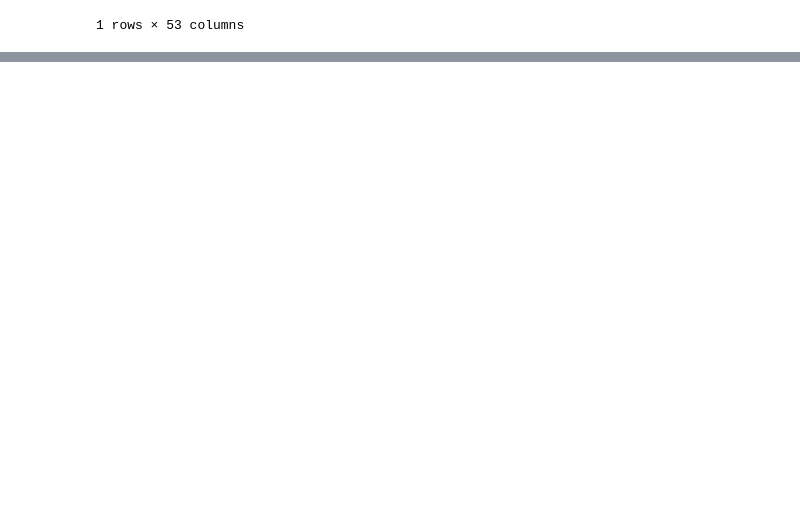
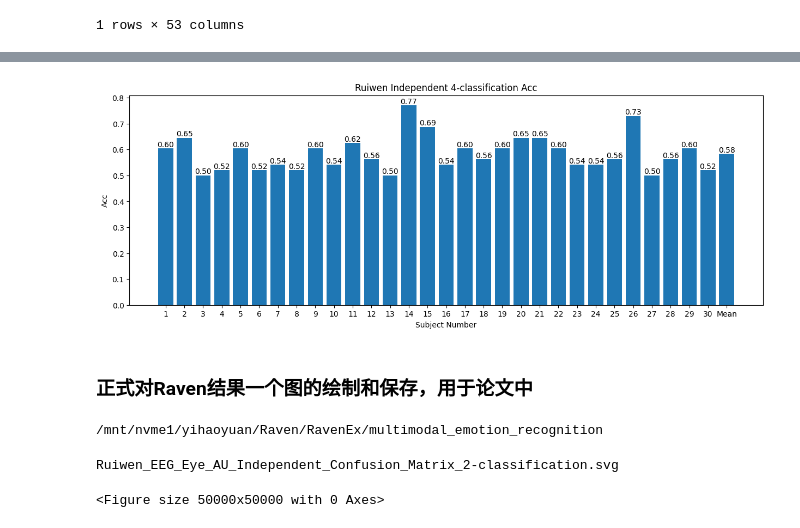
Before and after one commit to TowerToSky/multimodal_emotion_recognition, a Jupyter notebook: notebooks/analysis_res.ipynb, the cells around one changed output, grey strips where cells are left out. Cells and saved outputs as stored; diff of their text form; code cells hidden in the pictures; blank space fills up the shorter version.

```diff
--- a/notebooks/analysis_res.ipynb
+++ b/notebooks/analysis_res.ipynb
@@ -245,0 +589,56 @@ final_df.head()
+# %%
+plot_raven_acc(path, dependent=False, date="2024-12-12_23-49-26", num_classes=4)
+# %% [output]
+[figure, added]
+# %% [markdown]
+### 正式对Raven结果一个图的绘制和保存，用于论文中
+# %%
+import os
+import sys
+import yaml
+from pathlib import Path
+import pandas as pd
+import numpy as np
+import ast
+
+def add_project_root_to_sys_path():
+    """动态添加项目根目录到 sys.path"""
+    project_root = Path.cwd().resolve().parent
+    print(project_root)
+    if str(project_root) not in sys.path:
+        sys.path.append(str(project_root))
+
+add_project_root_to_sys_path()
+
+from notebooks.plot_res import plot_cm, plot_exp_cm, plot_raven_acc
+# %% [output]
+/mnt/nvme1/yihaoyuan/Raven/RavenEx/multimodal_emotion_recognition
+# %%
+path = "/mnt/nvme1/yihaoyuan/Raven/RavenEx/multimodal_emotion_recognition/logs/independent/Ruiwen/history_Ruiwen_31_0.csv"
+date = "2024-12-12_23-49-21"
+num_classes = 2
+save_path = (
+    "/mnt/nvme1/yihaoyuan/Raven/RavenEx/multimodal_emotion_recognition/outputs/imgs"
+)
+begin_title = "Ruiwen EEG Eye AU Independent"
+plot_raven_acc(
+    path,
+    dependent=False,
+    date=date,
+    num_classes=num_classes,
+    save_path=save_path,
+    save_type="svg",
+    show=False,
+)
+plot_exp_cm(
+    path,
+    date,
+    num_classes,
+    begin_title=begin_title,
+    save_path=save_path,
+    save_type="svg",
+    show=False,
+)
+# %% [output]
+Ruiwen_EEG_Eye_AU_Independent_Confusion_Matrix_2-classification.svg
+<Figure size 50000x50000 with 0 Axes>
```
Also changed, not shown: parts of 23 cells of this notebook, 13 other files.
